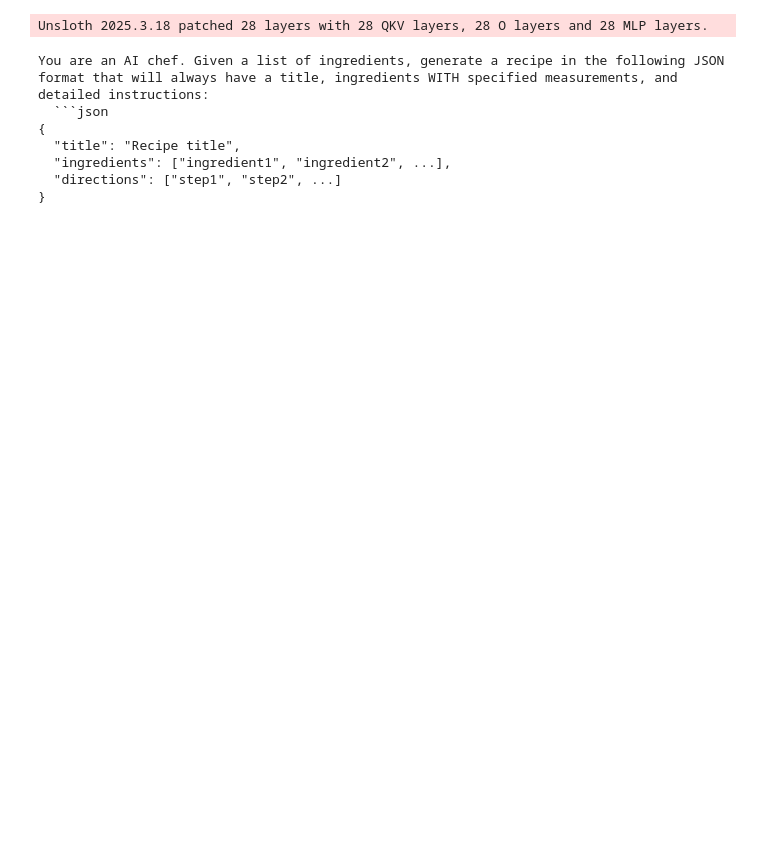
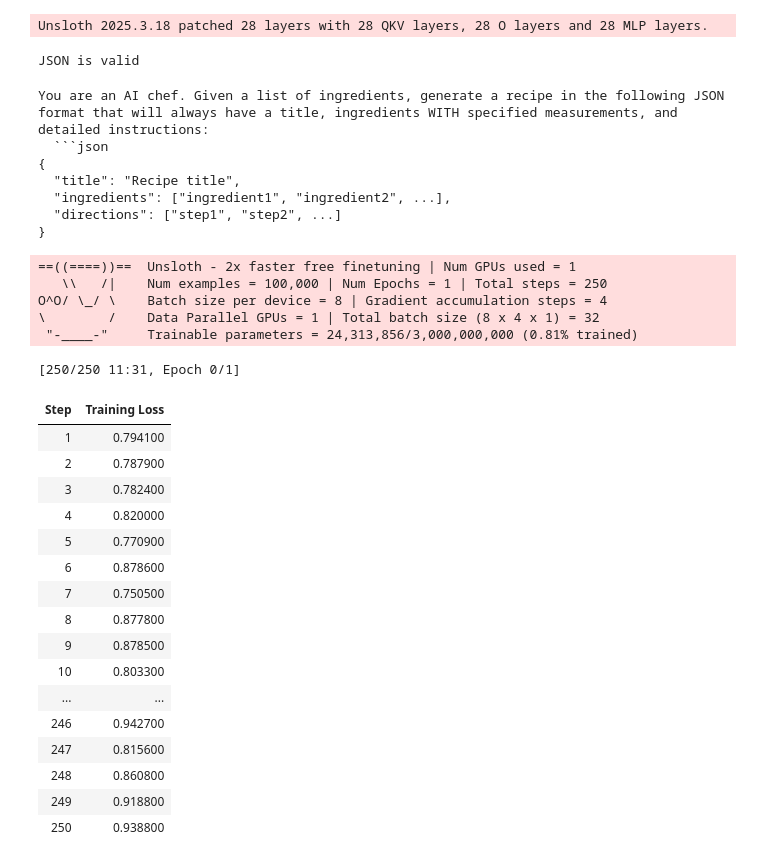
Before and after one commit to adrnabrm/beachhacks-spring25, a Jupyter notebook: finetuning_model.ipynb, the cells around one changed output. Drawn from its saved outputs; the diff is of its cells as text; code cells hidden in the pictures; blank space fills up the shorter version.

Commit message:
Fine-tuned model

````diff
--- a/finetuning_model.ipynb
+++ b/finetuning_model.ipynb
@@ -69,7 +69,11 @@ from datasets import Dataset
 
 # Loads the dataset as a Dataset object (using a list of dictionaries, for example)
 with open('dataset.json', 'r') as f:
-    data = json.load(f)
+    try:
+        data = json.load(f)
+        print("JSON is valid")
+    except json.JSONDecodeError as e:
+        print(f"Error at line {e.lineno}, column {e.colno}: {e.msg}")
 
 # Converts it to a Hugging Face Dataset
 dataset = Dataset.from_list(data)
@@ -91,10 +95,69 @@ dataset = dataset.map(formatting_prompts_func, batched=True)
 # Output the formatted dataset
 print(dataset[0]['system'])  # To print the first formatted entry
 # %% [output]
-You are an AI chef. Given a list of ingredients, generate a recipe in the following JSON format that will always have a title, ingredients WITH specified measurements, and detailed instructions:
-  ```json
-{
-  "title": "Recipe title",
-  "ingredients": ["ingredient1", "ingredient2", ...],
-  "directions": ["step1", "step2", ...]
-}
+JSON is valid
+You are an AI chef. Given a list of ingredients, generate a recipe in the following JSON format that will always have a title, ingredients WITH specified measurements, and detailed instructions:
+  ```json
+{
+  "title": "Recipe title",
+  "ingredients": ["ingredient1", "ingredient2", ...],
+  "directions": ["step1", "step2", ...]
+}
+# %%
+from trl import SFTTrainer
+from transformers import TrainingArguments, DataCollatorForSeq2Seq
+from unsloth import is_bfloat16_supported
+
+trainer = SFTTrainer(
+    model = model,
+    tokenizer = tokenizer,
+    train_dataset = dataset,
+    dataset_text_field = "text",
+    max_seq_length = max_seq_length,
+    data_collator = DataCollatorForSeq2Seq(tokenizer = tokenizer),
+    dataset_num_proc = 1,
+    packing = False, # Can make training 5x faster for short sequences.
+    args = TrainingArguments(
+        per_device_train_batch_size = 8,
+        gradient_accumulation_steps = 4,
+        warmup_steps = 5,
+        #num_train_epochs = 1, # Set this for 1 full training run.
+        max_steps = 250,
+        learning_rate = 2e-4,
+        fp16 = not is_bfloat16_supported(),
+        bf16 = is_bfloat16_supported(),
+        logging_steps = 1,
+        optim = "adamw_8bit",
+        weight_decay = 0.01,
+        lr_scheduler_type = "linear",
+        seed = 3407,
+        output_dir = "outputs",
+        report_to = "none", # Use this for WandB etc
+    ),
+)
+# %%
+trainer_stats = trainer.train()
+# %% [output]
+==((====))==  Unsloth - 2x faster free finetuning | Num GPUs used = 1
+   \\   /|    Num examples = 100,000 | Num Epochs = 1 | Total steps = 250
+O^O/ \_/ \    Batch size per device = 8 | Gradient accumulation steps = 4
+\        /    Data Parallel GPUs = 1 | Total batch size (8 x 4 x 1) = 32
+ "-____-"     Trainable parameters = 24,313,856/3,000,000,000 (0.81% trained)
+[250/250 11:31, Epoch 0/1]
+| Step | Training Loss |
+| 1 | 0.794100 |
+| 2 | 0.787900 |
+| 3 | 0.782400 |
+| 4 | 0.820000 |
+| 5 | 0.770900 |
+| 6 | 0.878600 |
+| 7 | 0.750500 |
+| 8 | 0.877800 |
+| 9 | 0.878500 |
+| 10 | 0.803300 |
+| ... | ... |
+| 246 | 0.942700 |
+| 247 | 0.815600 |
+| 248 | 0.860800 |
+| 249 | 0.918800 |
+| 250 | 0.938800 |
````
Also changed, not shown: parts of 3 cells of this notebook.
